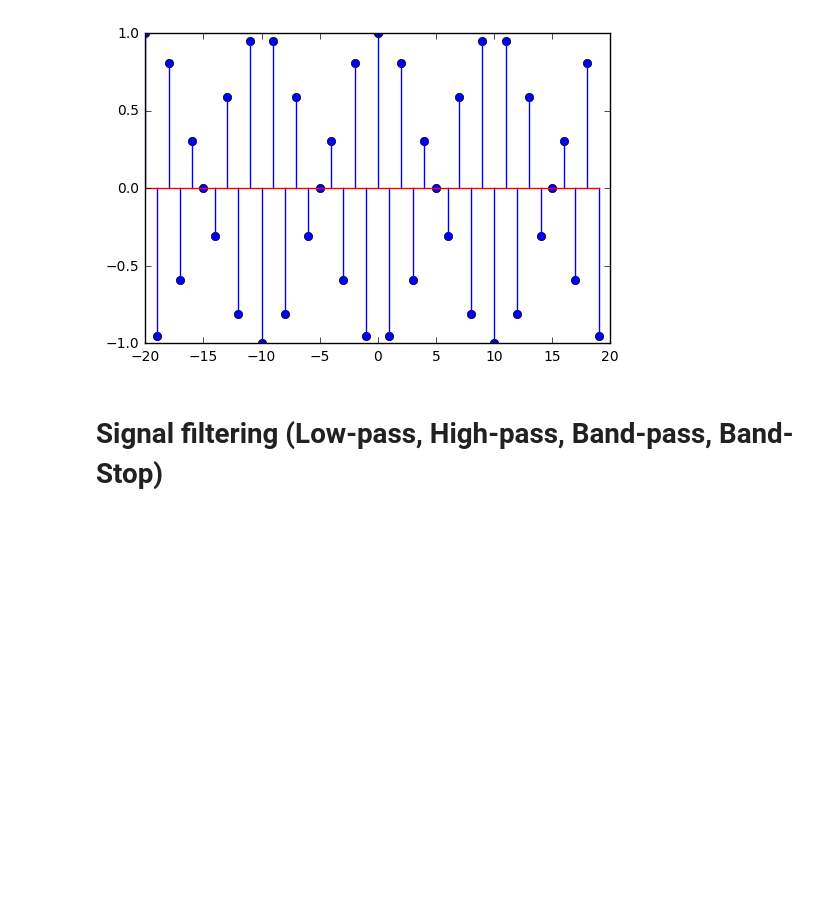
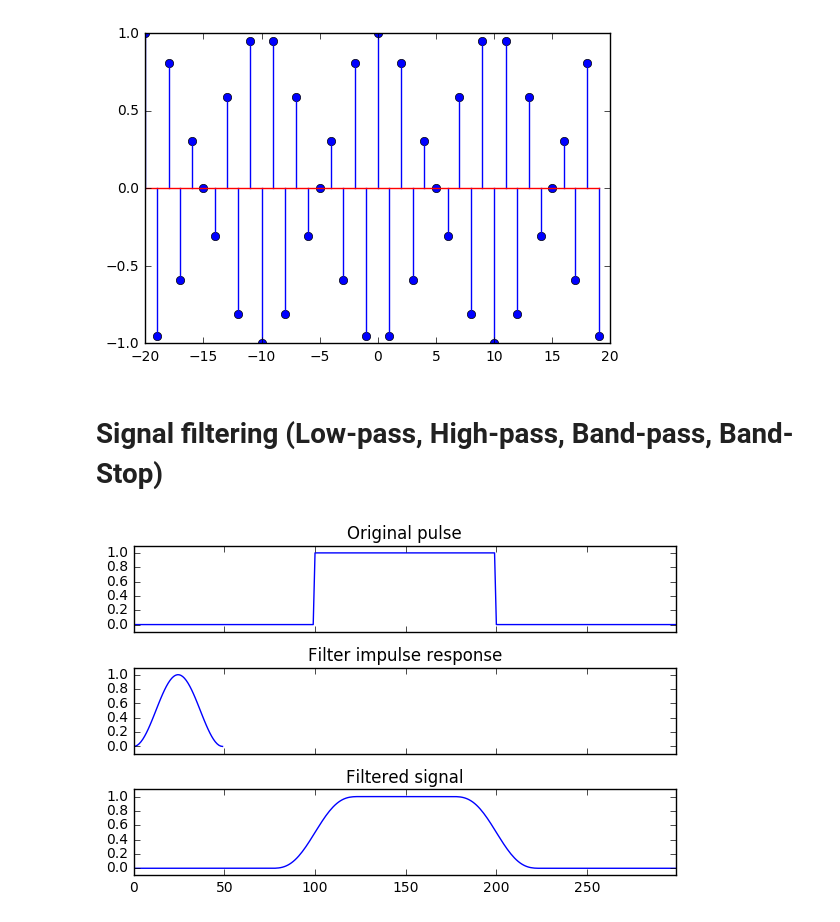
Before and after one commit to milorads/PythonBasics, a Jupyter notebook: Third Part.ipynb, the cells around one changed output. Cells and saved outputs as stored; diff of their text form; code cells hidden in the pictures; blank space fills up the shorter version.

```diff
--- a/Third Part.ipynb
+++ b/Third Part.ipynb
@@ -39,0 +43,21 @@ plotter.stem(n,x)
+# %%
+# Smooth square pulse using Hann window
+from scipy import signal
+sig = np.repeat([0.,1.,0.],100)
+win = signal.hann(50)
+filtered = signal.convolve(sig, win, mode='same') / sum(win)
+
+import matplotlib.pyplot as plotter
+fig, (ax_orig, ax_win, ax_filt) = plotter.subplots(3, 1, sharex=True)
+ax_orig.plot(sig)
+ax_orig.set_title('Original pulse')
+ax_orig.margins(0,  0.1)
+ax_win.plot(win)
+ax_win.set_title('Filter impulse response')
+ax_win.margins(0, 0.1)
+ax_filt.plot(filtered)
+ax_filt.set_title('Filtered signal')
+ax_filt.margins(0, 0.1)
+fig.tight_layout()
+# %% [output]
+[figure, added]
```
Also changed, not shown: parts of 5 cells of this notebook.
